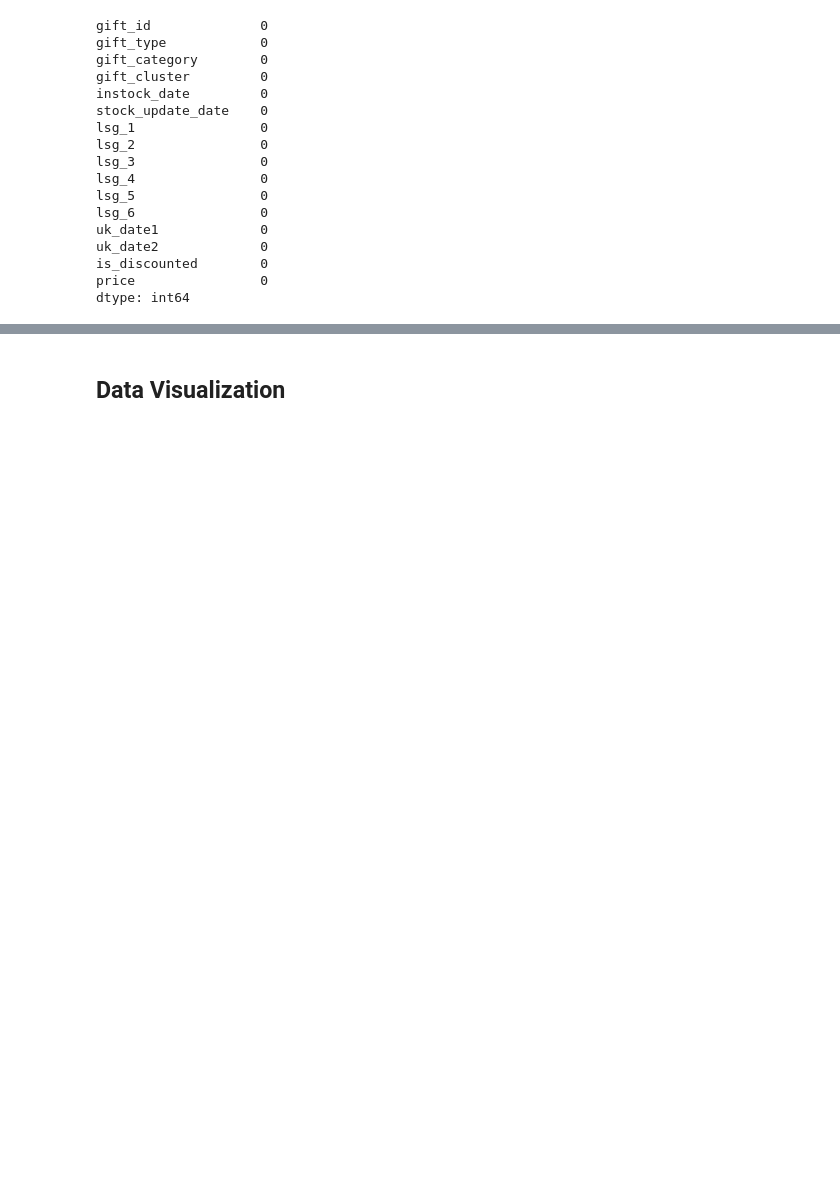
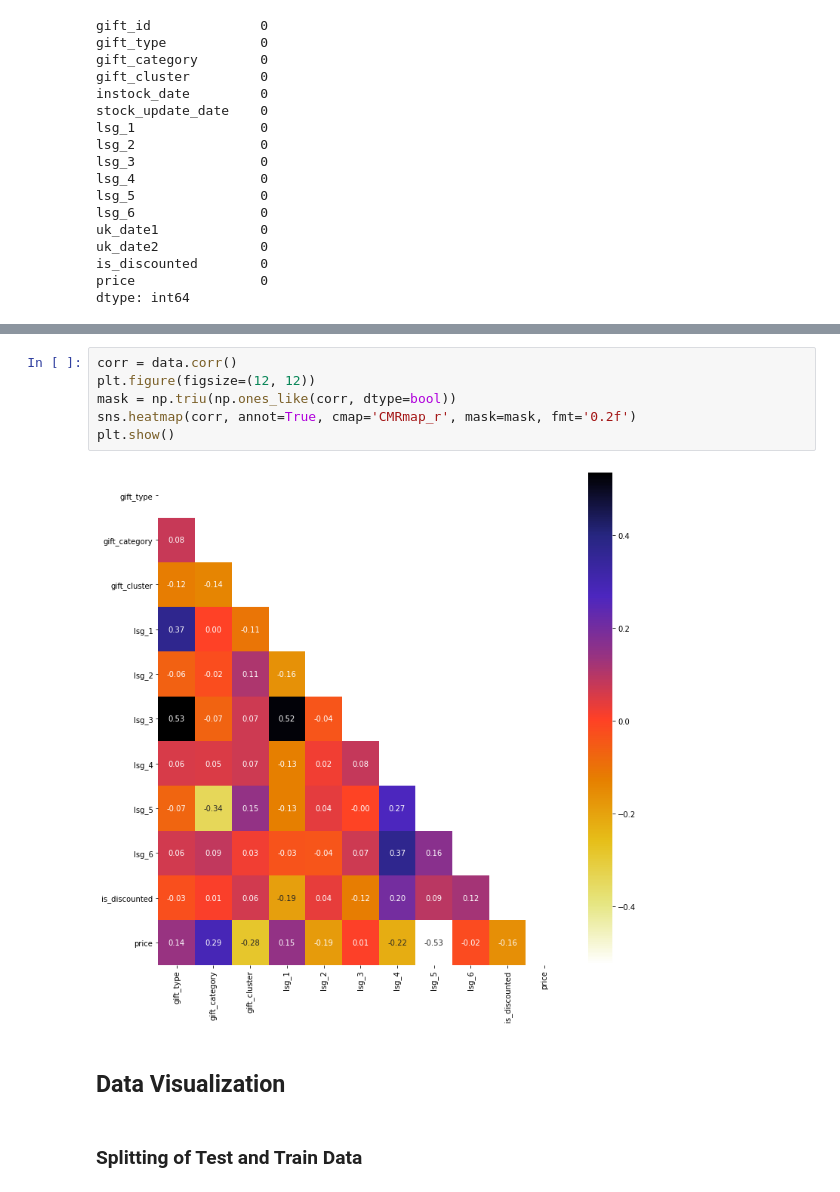
Before and after one commit to MaksonViini/Data-Science-Projects, a Jupyter notebook: Project-Christmas-Gift/christmas_gift.ipynb, the cells around one changed output, grey strips where cells are left out. Saved outputs shown, nothing was run; the diff lists cells and outputs as text; blank space fills up the shorter version.

```diff
--- a/Project-Christmas-Gift/christmas_gift.ipynb
+++ b/Project-Christmas-Gift/christmas_gift.ipynb
@@ -113,2 +118,12 @@ sns.heatmap(corr, annot=True, cmap='CMRmap')
+# %%
+corr = data.corr()
+plt.figure(figsize=(12, 12))
+mask = np.triu(np.ones_like(corr, dtype=bool))
+sns.heatmap(corr, annot=True, cmap='CMRmap_r', mask=mask, fmt='0.2f')
+plt.show()
+# %% [output]
+[figure, added]
 # %% [markdown]
 ## Data Visualization
+# %% [markdown]
+### Splitting of Test and Train Data
```
Also changed, not shown: parts of 9 cells of this notebook.
